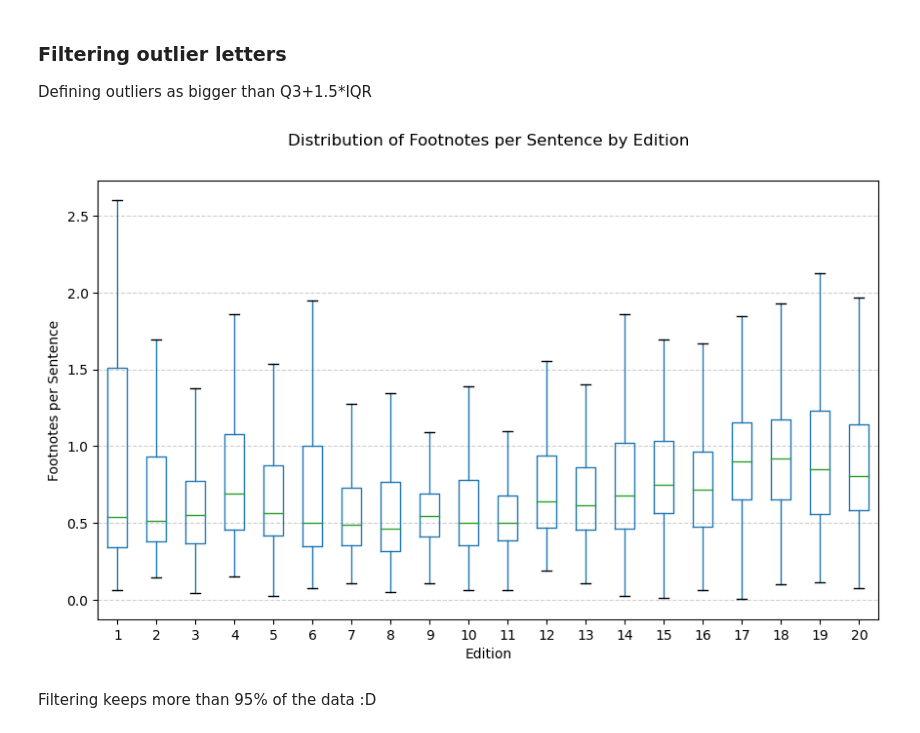
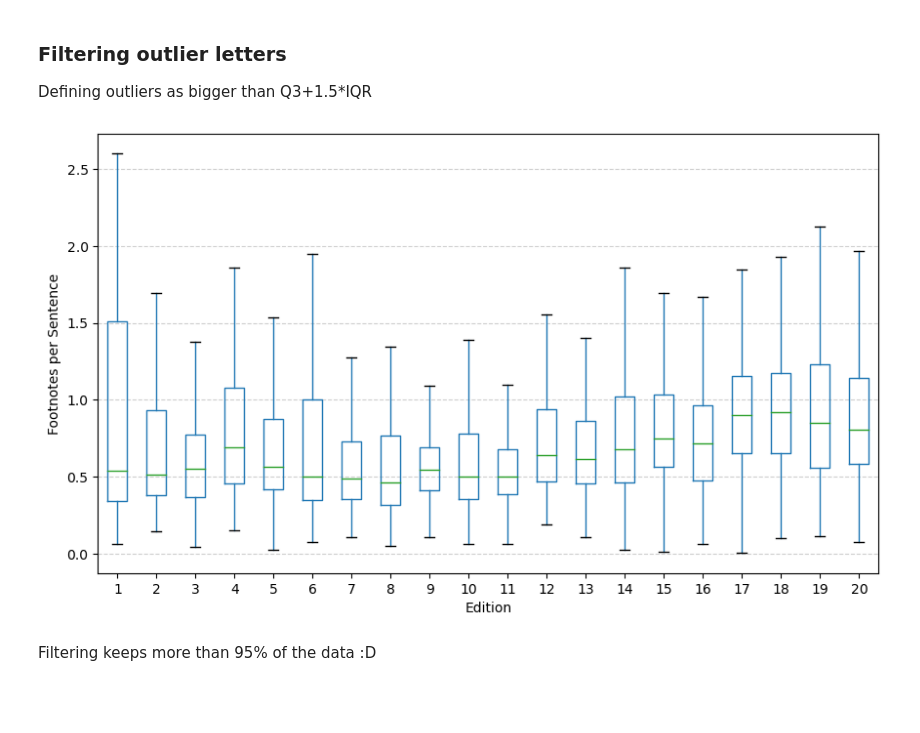
Before and after one commit to Boffl/BullingerDigitalLMFootnotes, a Jupyter notebook: data_analysis_and_preparation/prepare_data.ipynb, the cells around one changed output. Saved outputs shown, nothing was run; the diff lists cells and outputs as text; code cells hidden in the pictures; blank space fills up the shorter version.

```diff
--- a/data_analysis_and_preparation/prepare_data.ipynb
+++ b/data_analysis_and_preparation/prepare_data.ipynb
@@ -105,35 +105,35 @@ Defining outliers as bigger than Q3+1.5*IQR
 
 # Filter the data
 plot_df = letter_df[letter_df["footnotes_per_sentence"] > 0]
 
 # Create a figure and axis objects with custom figure size
 fig, ax = plt.subplots(figsize=(10, 6))
 
 # Plot the boxplot on the created axis
 plot_df.boxplot(column="footnotes_per_sentence", by="edition", showfliers=False, ax=ax)
 
 # Set the title, xlabel, ylabel, and adjust grid
-fig.suptitle('Distribution of Footnotes per Sentence by Edition')  # Main title
+fig.suptitle('')  # Main title
 ax.set_title('')  # Remove the default subtitle
 ax.set_xlabel('Edition')
 ax.set_ylabel('Footnotes per Sentence')
 
 # Custom grid
 ax.grid(True, axis="y", linestyle='--', alpha=0.6)
 ax.grid(True, axis="x", linestyle='', alpha=0.6)
 
 # Save the figure with the desired format and dpi
 fig.savefig("../plots/fns_per_sentence_by_edition.svg", dpi=300, bbox_inches='tight', format='svg')
 
 
 
 if True:  # save
     plot_folder = os.path.abspath(r"/mnt/c/Users/nik_b/Documents/UZH/CL/Master_thesis_text/master-thesis/images/plots")
     # plot_folder = "../plots"
     plot_name = "fnsPerSentenceByEdition.pdf"
     plt.savefig(os.path.join(plot_folder, plot_name), dpi=300, bbox_inches='tight',format='pdf')
 # %% [output]
-[figure, old version]
+[figure, new version]
 # %% [markdown]
 Filtering keeps more than 95% of the data :D
 # %%
```
Also changed, not shown: parts of 2 cells of this notebook, 2 other files.
